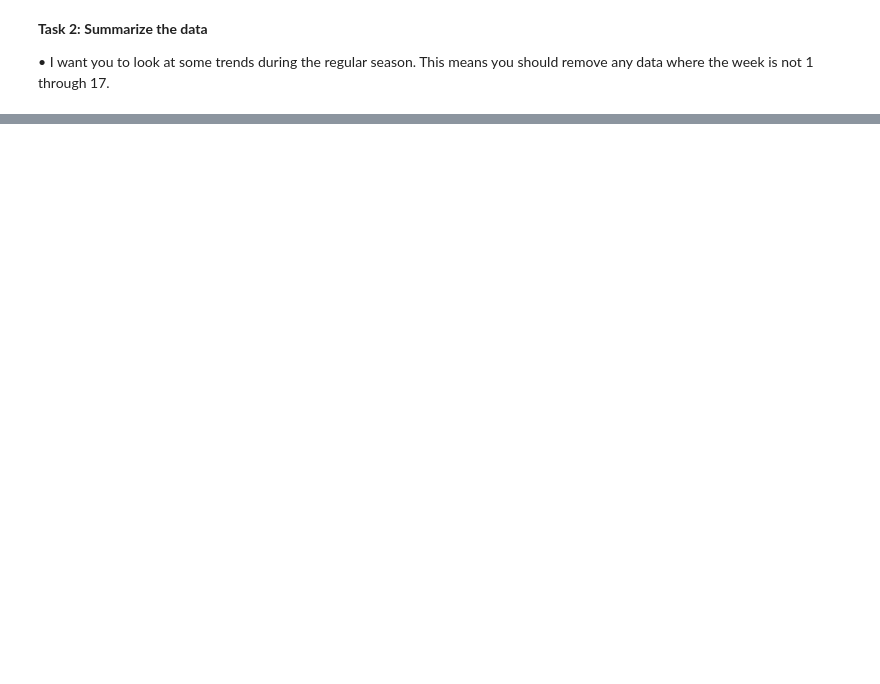
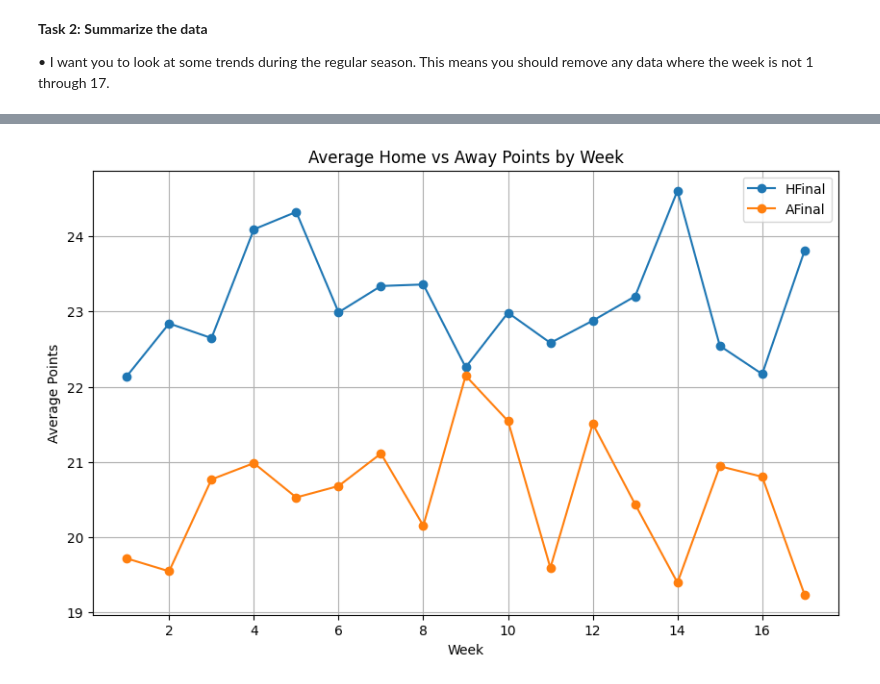
Before and after one commit to ljzier/ST-554-repo, a Jupyter notebook: ST_554_HW4.ipynb, the cells around one changed output, grey strips where cells are left out. Saved outputs shown, nothing was run; the diff lists cells and outputs as text; code cells hidden in the pictures; blank space fills up the shorter version.

```diff
--- a/ST_554_HW4.ipynb
+++ b/ST_554_HW4.ipynb
@@ -271,0 +406,77 @@ same type - or whatever it is your function does!)
+# %%
+# Writing a function
+
+import pandas as pd
+import matplotlib.pyplot as plt
+
+# Group by week and take average
+weekly_scores = df.groupby("week")[["HFinal", "AFinal"]].mean()
+
+# Line plot
+weekly_scores.plot(
+    kind="line",
+    title="Average Home vs Away Points by Week",
+    figsize=(10,6)
+)
+plt.xlabel("Week")
+plt.ylabel("Average Points")
+plt.grid(True)
+plt.show()
+
+####
+def plot_team_scoring(team_name: str, season_year: int, df: pd.DataFrame) -> None:
+    """
+    Line chart of team scoring by week
+
+    Parameters:
+    - team_name (str): Name of the team
+    - season_year (int): Season year
+    - df (pd.DataFrame): The game-level NFL data
+    """
+
+    # Filter for the season and the team
+    team_games = df[(df["season"] == season_year) &
+                    ((df["homeTeam"] == team_name) | (df["awayTeam"] == team_name))]
+
+    # Determine team points and opponent points
+    team_games["team_points"] = team_games.apply(
+        lambda row: row["HFinal"] if row["homeTeam"] == team_name else row["AFinal"], axis=1
+    )
+    team_games["opp_points"] = team_games.apply(
+        lambda row: row["AFinal"] if row["homeTeam"] == team_name else row["HFinal"], axis=1
+    )
+
+    # Determine home/away for coloring
+    team_games["home_away"] = team_games.apply(
+        lambda row: "Home" if row["homeTeam"] == team_name else "Away", axis=1
+    )
+
+    # Separate home vs away
+    home_games = team_games[team_games["home_away"] == "Home"].set_index("week")
+    away_games = team_games[team_games["home_away"] == "Away"].set_index("week")
+
+    # Plot
+    plt.figure(figsize=(10,6))
+    plt.plot(home_games.index, home_games["team_points"], label=f"{team_name} Home")
+    plt.plot(away_games.index, away_games["team_points"],label=f"{team_name} Away")
+
+    plt.title(f"{team_name} Scoring by Week ({season_year})")
+    plt.xlabel("Week")
+    plt.ylabel("Points Scored")
+    plt.xticks(range(1, team_games["week"].max()+1))
+    plt.grid(True, linestyle=':', alpha=0.7)
+    plt.legend()
+    plt.show()
+
+
+def team_record(team_name)
+"""
+Seasonal wins and losses broken down by home and away
+"""
+
+
+team_games.groupby("team")["win"].mean()
+
+def
+# %% [output]
+[figure, added]
```
Also changed, not shown: parts of 11 cells of this notebook.
